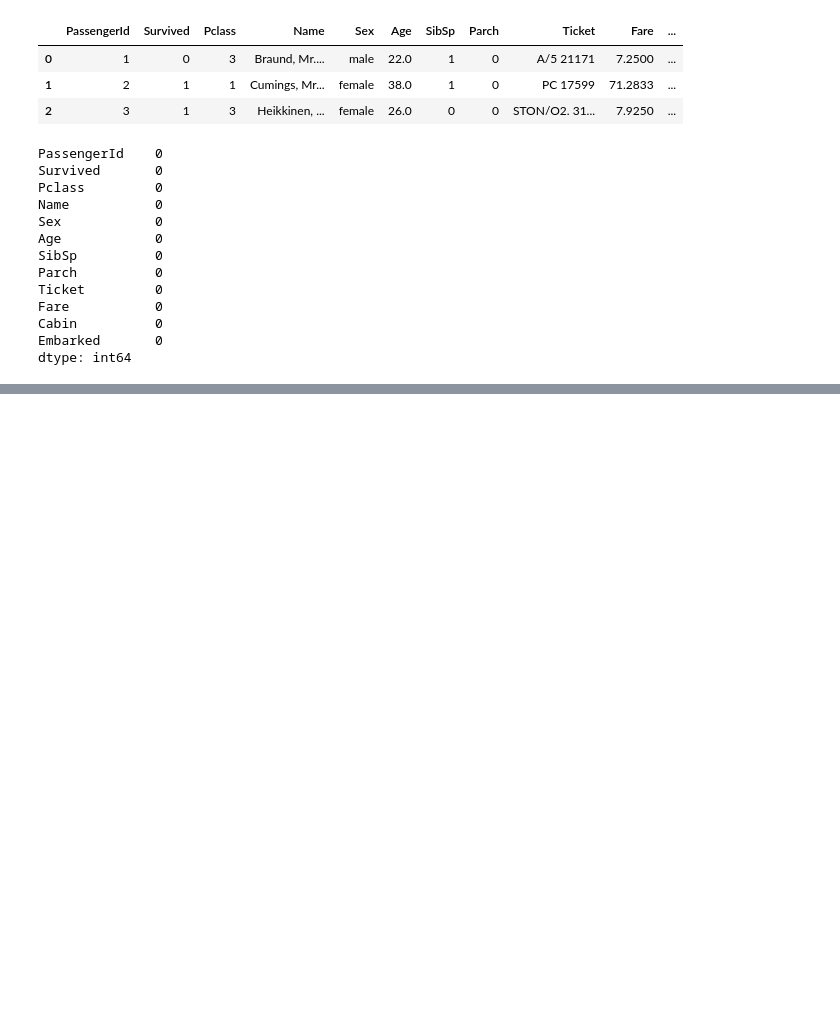
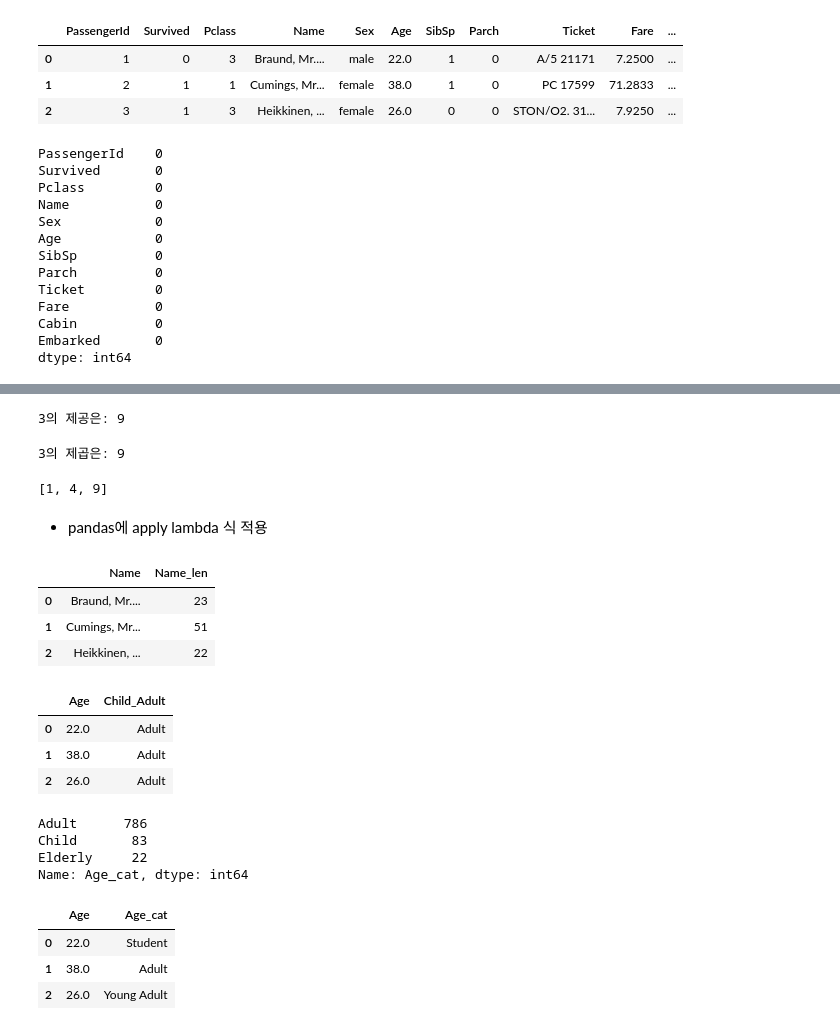
Before and after one commit to KimYongHwi/ml-perfect-guide-study, a Jupyter notebook: 3장_pandas.ipynb, the cells around one changed output, grey strips where cells are left out. Drawn from its saved outputs; the diff is of its cells as text; code cells hidden in the pictures; blank space fills up the shorter version.

Commit message:
apply, lambda

```diff
--- a/3장_pandas.ipynb
+++ b/3장_pandas.ipynb
@@ -782,0 +916,67 @@ dtype: int64
+# %%
+def get_square(a):
+    return a**2
+
+print('3의 제곱은:', get_square(3))
+# %% [output]
+3의 제공은: 9
+# %%
+lambda_square = lambda x: x**2
+print('3의 제곱은:', lambda_square(3))
+# %% [output]
+3의 제곱은: 9
+# %%
+a = [1, 2, 3]
+squares = map(lambda x: x**2, a)
+list(squares)
+# %% [output]
+[1, 4, 9]
+# %% [markdown]
+- pandas에 apply lambda 식 적용
+# %%
+titanic_df['Name_len'] = titanic_df['Name'].apply(lambda x: len(x))
+titanic_df[['Name', 'Name_len']].head(3)
+# %% [output]
+|  | Name | Name_len |
+| 0 | Braund, Mr.... | 23 |
+| 1 | Cumings, Mr... | 51 |
+| 2 | Heikkinen, ... | 22 |
+# %%
+titanic_df['Child_Adult'] = titanic_df['Age'].apply(lambda x: 'Child' if x <= 15 else 'Adult')
+titanic_df[['Age', 'Child_Adult']].head(3)
+# %% [output]
+|  | Age | Child_Adult |
+| 0 | 22.0 | Adult |
+| 1 | 38.0 | Adult |
+| 2 | 26.0 | Adult |
+# %%
+titanic_df['Age_cat'] = titanic_df['Age'].apply(
+    lambda x: 'Child' if x <= 15 else ('Adult' if x <= 60 else 'Elderly')
+)
+
+titanic_df['Age_cat'].value_counts()
+# %% [output]
+Adult      786
+Child       83
+Elderly     22
+Name: Age_cat, dtype: int64
+# %%
+def get_category(age):
+    cat = ''
+    if age <= 5: cat = 'Baby'
+    elif age <= 12: cat = 'Child'
+    elif age <= 18: cat = 'Teenager'
+    elif age <= 25: cat = 'Student'
+    elif age <= 35: cat = 'Young Adult'
+    elif age <= 60: cat = 'Adult'
+    else : cat = 'Elderly'
+
+    return cat
+
+titanic_df['Age_cat'] = titanic_df['Age'].apply(lambda x : get_category(x))
+titanic_df[['Age','Age_cat']].head(3)
+# %% [output]
+|  | Age | Age_cat |
+| 0 | 22.0 | Student |
+| 1 | 38.0 | Adult |
+| 2 | 26.0 | Young Adult |
```
Also changed, not shown: parts of 26 cells of this notebook.
